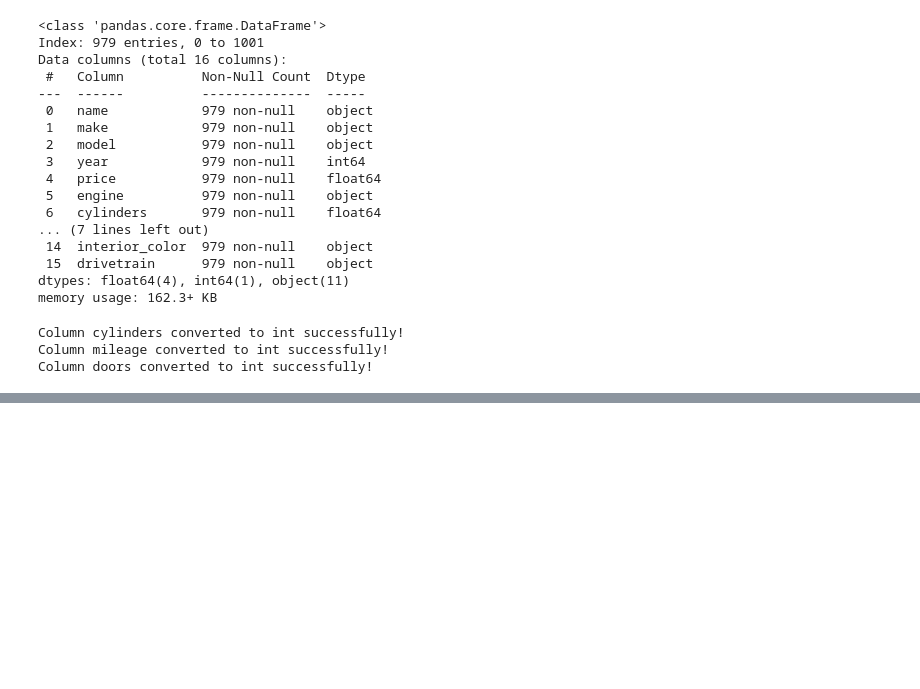
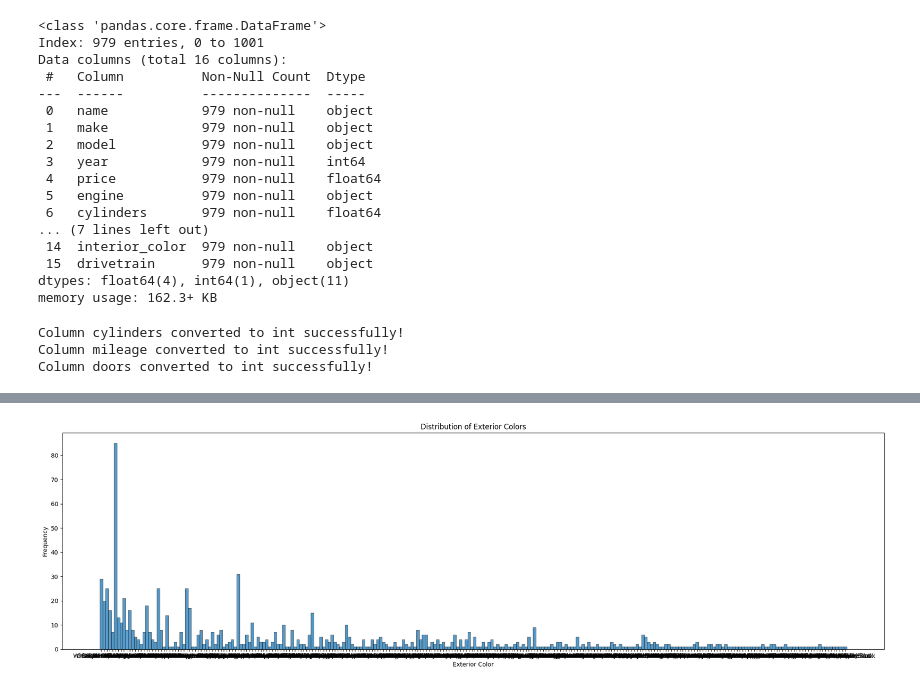
Before and after one commit to alegonzjur/PistonCup, a Jupyter notebook: src/mod_2.ipynb, the cells around one changed output, grey strips where cells are left out. Saved outputs shown, nothing was run; the diff lists cells and outputs as text; code cells hidden in the pictures; blank space fills up the shorter version.

```diff
--- a/src/mod_2.ipynb
+++ b/src/mod_2.ipynb
@@ -484,0 +522,11 @@ Column doors converted to int successfully!
+# %%
+# Exterior colors distribution.
+plt.figure(figsize=(20,6))
+sns.histplot(df['exterior_color'], kde=False)
+plt.title('Distribution of Exterior Colors')
+plt.xlabel('Exterior Color')
+plt.ylabel('Frequency')
+plt.tight_layout()
+plt.show()
+# %% [output]
+[figure, added]
```
Also changed, not shown: parts of 35 cells of this notebook, 1 other file.
